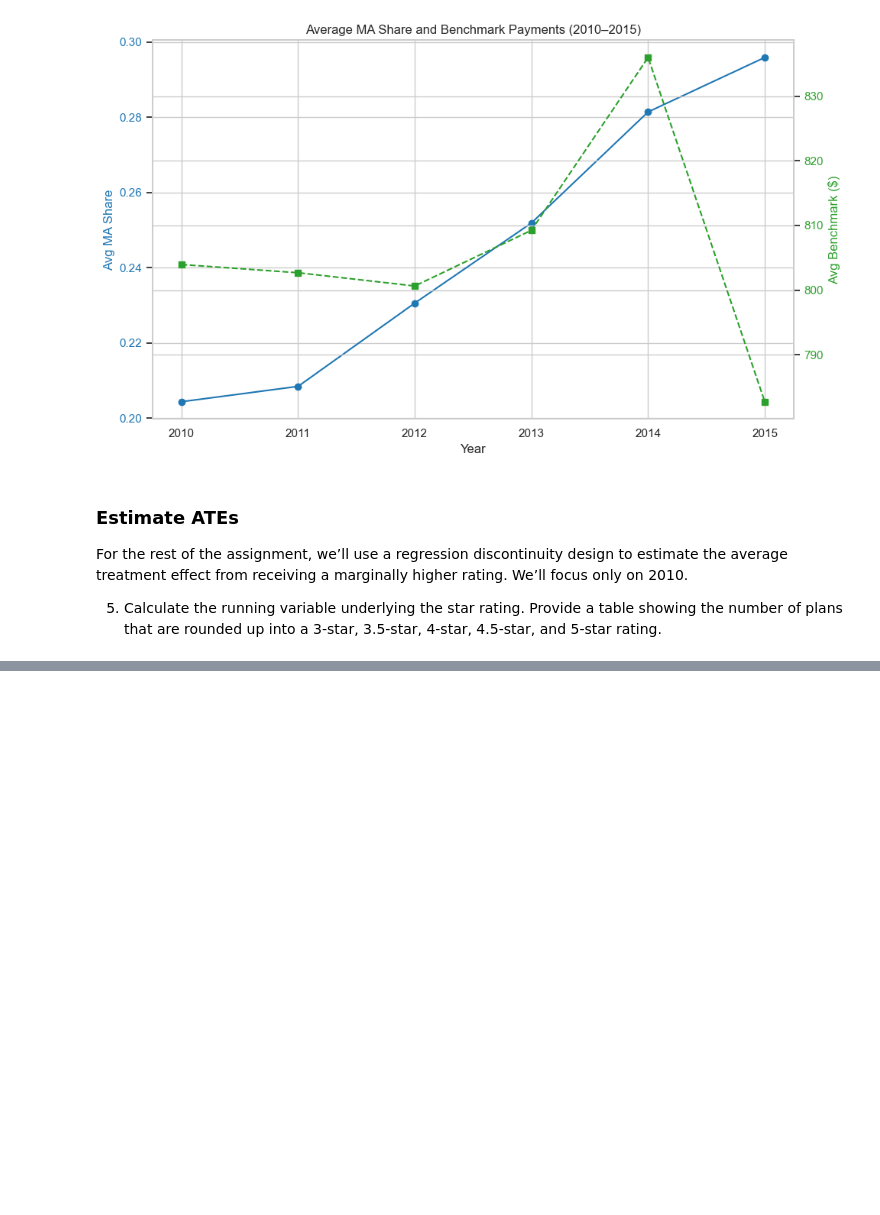
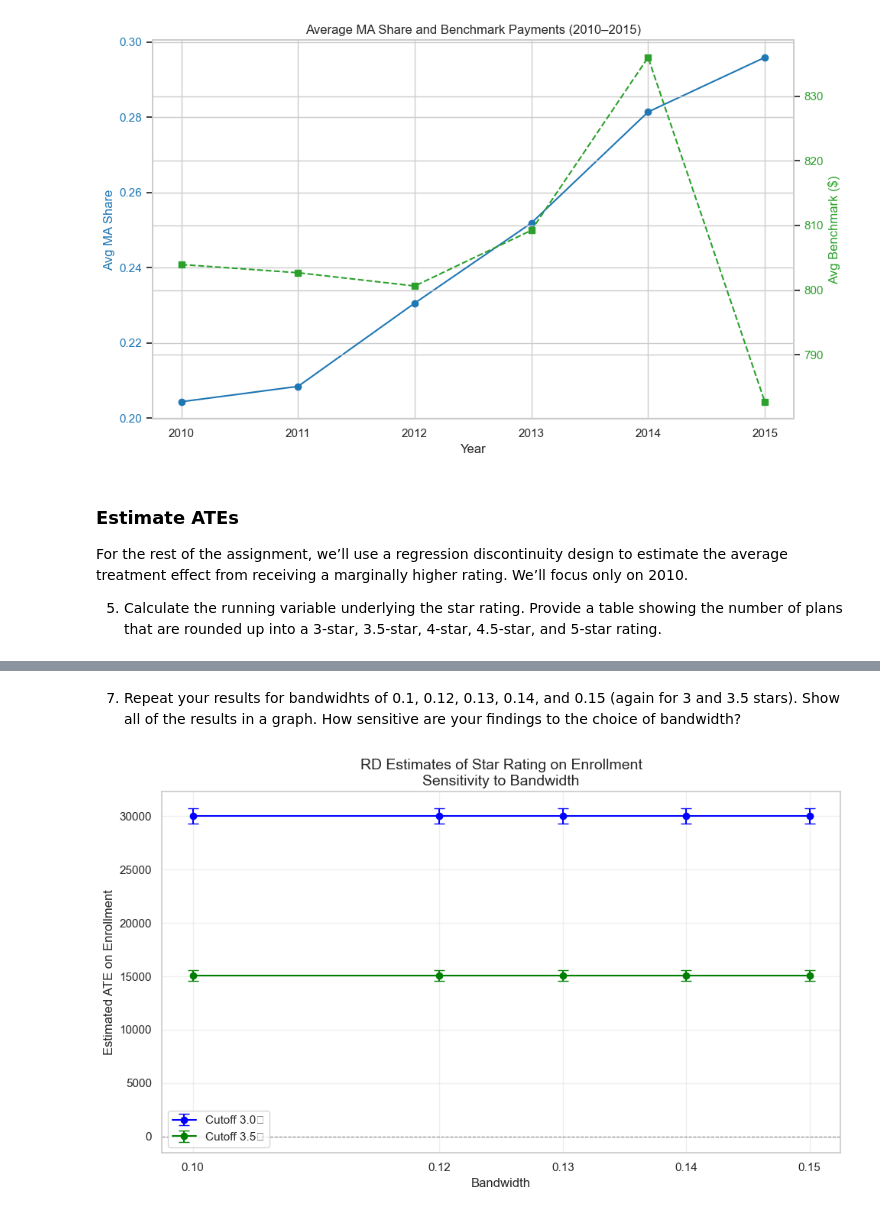
Before and after one commit to katespencermaw/Homework4, a Jupyter notebook: submission1/Analysis_4_1.ipynb, the cells around one changed output, grey strips where cells are left out. Cells and saved outputs as stored; diff of their text form; code cells hidden in the pictures; blank space fills up the shorter version.

```diff
--- a/submission1/Analysis_4_1.ipynb
+++ b/submission1/Analysis_4_1.ipynb
@@ -186,3 +189,23 @@ plt.show()
 For the rest of the assignment, we’ll use a regression discontinuity design to estimate the average treatment effect from receiving a marginally higher rating. We’ll focus only on 2010.
 
 5. Calculate the running variable underlying the star rating. Provide a table showing the number of plans that are rounded up into a 3-star, 3.5-star, 4-star, 4.5-star, and 5-star rating.
+# %%
+data_2010 = final_data[final_data["year"] == 2010].copy()
+
+data_2010["Star_Rating"] = np.where(
+    data_2010["partd"] == "No",
+    data_2010["partc_score"],
+    np.where(
+        data_2010["partcd_score"].isna(),
+        data_2010["partc_score"],
+        data_2010["partcd_score"]
+    )
+)
+
+data_2010["raw_rating"] = data_2010["Star_Rating"]
+
+data_2010["rounded_rating"] = np.round(data_2010["raw_rating"] * 2) / 2
+
+rating_counts_df = rating_counts.reset_index()
+rating_counts_df.columns = ["Rounded Star Rating", "Number of Plans"]
+display(rating_counts_df)
@@ -188,0 +260,39 @@ For the rest of the assignment, we’ll use a regression discontinuity design to
+# %% [markdown]
+7. Repeat your results for bandwidhts of 0.1, 0.12, 0.13, 0.14, and 0.15 (again for 3 and 3.5 stars). Show all of the results in a graph. How sensitive are your findings to the choice of bandwidth?
+# %%
+bandwidths = [0.1, 0.12, 0.13, 0.14, 0.15]
+results = []
+
+for bw in bandwidths:
+    for cutoff in [3.0, 3.5]:
+        ate, se = rd_estimate(data_2010, cutoff=cutoff, bandwidth=bw)
+        results.append({
+            "Cutoff": cutoff,
+            "Bandwidth": bw,
+            "ATE": ate,
+            "SE": se
+        })
+
+# Convert to DataFrame
+rd_results = pd.DataFrame(results)
+
+# Plot setup
+fig, ax = plt.subplots(figsize=(10, 6))
+for cutoff, color in zip([3.0, 3.5], ['blue', 'green']):
+    subset = rd_results[rd_results["Cutoff"] == cutoff]
+    ax.errorbar(subset["Bandwidth"], subset["ATE"], yerr=subset["SE"],
+                label=f'Cutoff {cutoff}★', marker='o', linestyle='-',
+                color=color, capsize=5)
+
+# Styling
+ax.set_title("RD Estimates of Star Rating on Enrollment\nSensitivity to Bandwidth", fontsize=14)
+ax.set_xlabel("Bandwidth")
+ax.set_ylabel("Estimated ATE on Enrollment")
+ax.axhline(0, color='gray', linestyle='--', linewidth=0.8)
+ax.legend()
+plt.xticks(bandwidths)
+plt.grid(True, alpha=0.3)
+plt.tight_layout()
+plt.show()
+# %% [output]
+[figure, added]
```
Also changed, not shown: parts of 10 cells of this notebook.
